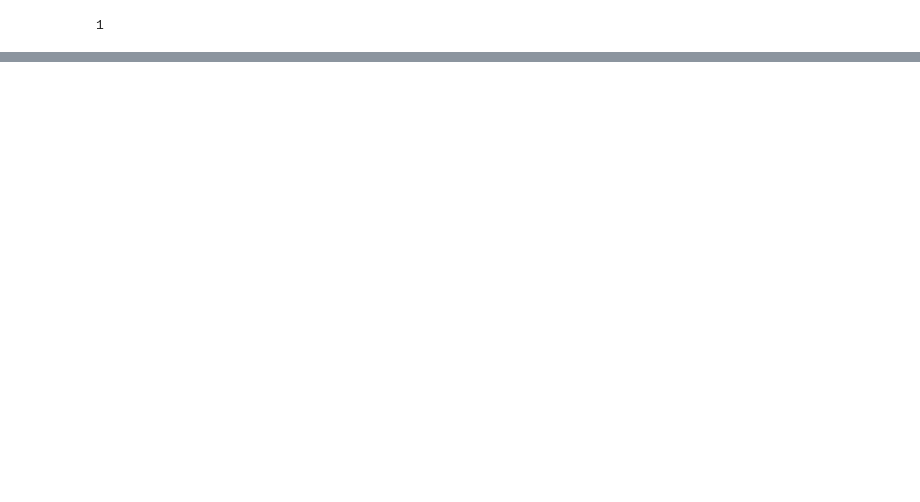
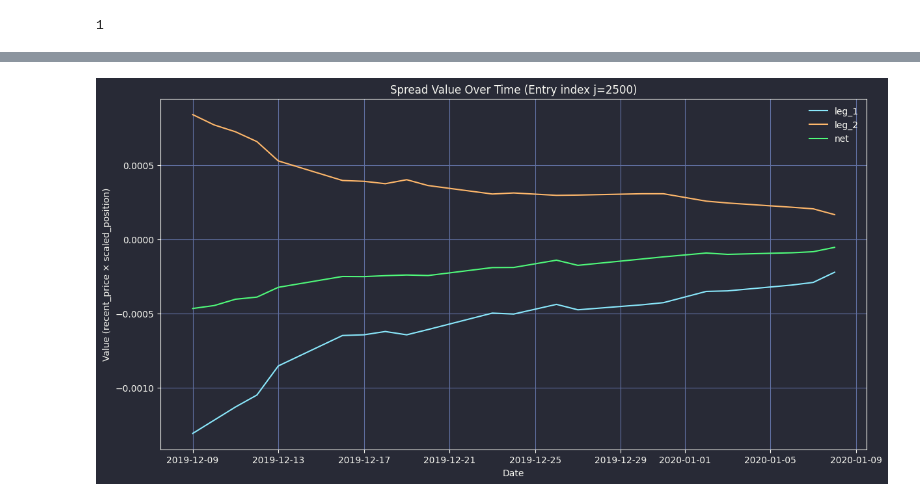
Before and after one commit to cja119/options_wizard, a Jupyter notebook: notebooks/individual_spread.ipynb, the cells around one changed output, grey strips where cells are left out. Saved outputs shown, nothing was run; the diff lists cells and outputs as text; code cells hidden in the pictures; blank space fills up the shorter version.

```diff
--- a/notebooks/individual_spread.ipynb
+++ b/notebooks/individual_spread.ipynb
@@ -88,0 +116,75 @@ plt.show()
+# %%
+import pandas as pd
+import matplotlib.pyplot as plt
+
+eq_series = data_manager.combined_outputs['multi_stock']['equity_obj']
+
+# ---- choose the entry index ----
+j = 2500
+
+# ---- identify contracts entered on day j ----
+ss_j = eq_series[j]
+entry_day = ss_j.date.date()
+
+entered_today = [
+    c for c in ss_j.active_contracts
+    if c.entry_date.date() == entry_day
+]
+
+if not entered_today:
+    print("No contracts entered on this day.")
+    raise SystemExit
+
+# ---- define a stable key for each contract leg ----
+def key(c):
+    return (
+        c.expiry_date_idx,
+        c.strike_idx,
+        c.call_put_idx,
+        c.base_position,
+        c.entry_date.date()
+    )
+
+target_keys = { key(c) for c in entered_today }
+
+# ---- track contracts forward in time ----
+records = []
+
+for ss in eq_series[j:]:
+    current_legs = [c for c in ss.active_contracts if key(c) in target_keys]
+
+    if len(current_legs) == 0 and len(records) > 1:
+        break
+
+    records.append((ss.date, current_legs))
+
+# ---- build a DataFrame of leg values ----
+rows = []
+
+for dt, legs in records:
+    row = {"date": dt}
+    total_value = 0.0
+
+    for i, c in enumerate(legs):
+        val = c.recent_price * c.scaled_position
+        row[f"leg_{i+1}"] = val
+        total_value += val
+
+    row["net"] = total_value
+    rows.append(row)
+
+df = pd.DataFrame(rows).set_index("date")
+
+# ---- plot ----
+plt.figure(figsize=(14, 7))
+for col in df.columns:
+    plt.plot(df.index, df[col], label=col)
+
+plt.title(f"Spread Value Over Time (Entry index j={j})")
+plt.xlabel("Date")
+plt.ylabel("Value (recent_price × scaled_position)")
+plt.legend()
+plt.grid(True)
+plt.show()
+# %% [output]
+[figure, added]
```
Also changed, not shown: parts of 21 cells of this notebook, 4 other files.
